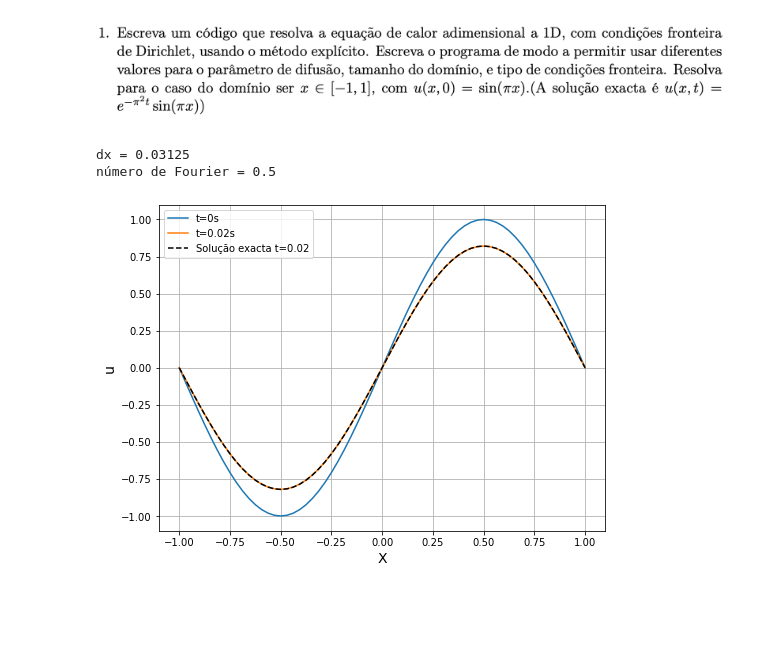
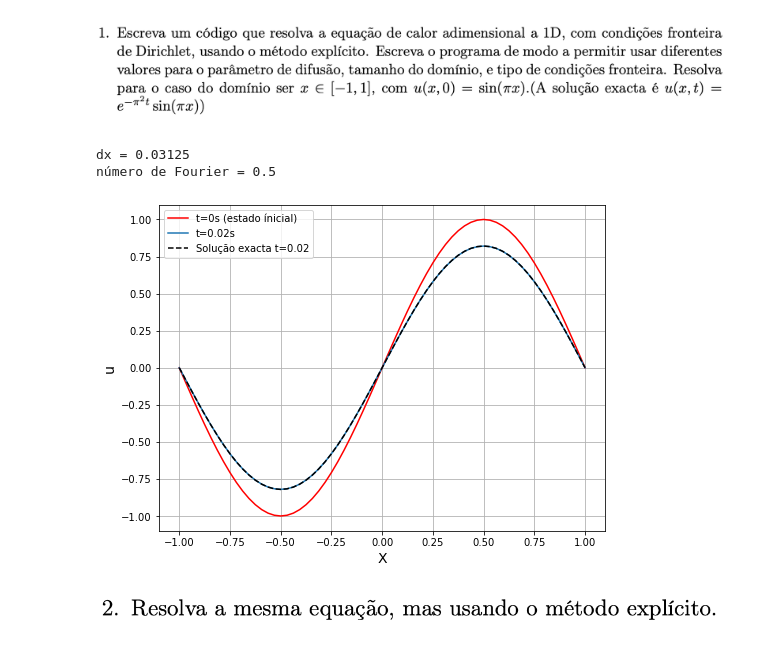
Before and after one commit to caua-veiga/Metodos-Computacionais-2022, a Jupyter notebook: TPs/Notebooks/TP 5.ipynb, the cells around one changed output. Cells and saved outputs as stored; diff of their text form; code cells hidden in the pictures; blank space fills up the shorter version.

```diff
--- a/TPs/Notebooks/TP 5.ipynb
+++ b/TPs/Notebooks/TP 5.ipynb
@@ -9,7 +12,7 @@ import timeit
 # %% [markdown]
 ![image.png](attachment:image.png)
 # %%
-def Foward_Euler(a, Nx, xi, xf, Tf, cond_inicial, cond_fronteira):
+def Forward_Euler(a, Nx, xi, xf, Tf, cond_inicial, cond_fronteira):
     '''
     a: parâmetro de difusão, dtype=float
     xi: x inicial, dtype=float
@@ -45,19 +48,14 @@ def Foward_Euler(a, Nx, xi, xf, Tf, cond_inicial, cond_fronteira):
     u_1  = np.zeros(Nx+1)           # incógnita u no nível de tempo anterior
 
     # Aplicar condição inicial  u(x,0) = I(x)
-    for i in range(0, Nx+1):
-        u_1[i] = cond_inicial(x[i],xf,a,F)
-    #u_1[i] = rect(x[i],0.15)
+
+    u_1 = cond_inicial(x,xf,a,F)
     init = u_1.copy()
-
-    #for ti in range(0, Nt):
-        # Calcular u em todos os nodos internos
 
     t = 0
     while t < Tf+dt:
-        #for i in range(1, Nx):
-        #    u[i] = u_1[i] + F*(u_1[i-1] - 2*u_1[i] + u_1[i+1])
 
+        # Calcular u em todos os nodos internos
         u[1:Nx] = u_1[1:Nx] + F*(u_1[0:Nx-1] - 2*u_1[1:Nx] + u_1[2:Nx+1])
 
         # Aplicar condições fronteira (aqui nem seria necessário! Porquê?)
@@ -75,32 +73,35 @@ def Foward_Euler(a, Nx, xi, xf, Tf, cond_inicial, cond_fronteira):
     #plt.show()
 
     return x,u,init
+# %%
+# Funções para o exemplo
+
+def initial(*args):
+    x = args[0]
+    return np.sin(np.pi*x)
+
+def front(*args):
+    return 0,0
+
+def exat(x,t=0.02):
+    return np.exp(-np.pi**2 * t)*np.sin(np.pi*x)
 # %%
-def init(*args):
-    x = args[0]
-    return np.sin(np.pi*x)
-
-def front(*args):
-    return 0,0
-
-def exat(x,t=0.02):
-    return np.exp(-np.pi**2 * t)*np.sin(np.pi*x)
-
-
-x,u,init = Foward_Euler(a=1, Nx=64, xi=-1, xf=1,Tf=0.02, cond_inicial=init, cond_fronteira=front)
+x,u,init = Forward_Euler(a=1, Nx=64, xi=-1, xf=1,Tf=0.02, cond_inicial=initial, cond_fronteira=front)
 
 plt.figure(figsize=(8,6))
-plt.plot(x,init,label='t=0s')
+plt.plot(x,init,color='r',label='t=0s (estado ínicial)')
 plt.plot(x,u,label='t=0.02s')
 plt.plot(x,exat(x),'--',color='black',label='Solução exacta t=0.02')
 
 plt.xlabel('X',fontsize=14)
 plt.ylabel('u',fontsize=14)
 
 plt.legend()
 plt.grid()
 plt.show()
 # %% [output]
 dx = 0.03125
 número de Fourier = 0.5
-[figure, old version]
+[figure, new version]
+# %% [markdown]
+![image.png](attachment:image.png)
```
Also changed, not shown: parts of 3 cells of this notebook, 1 other file.
